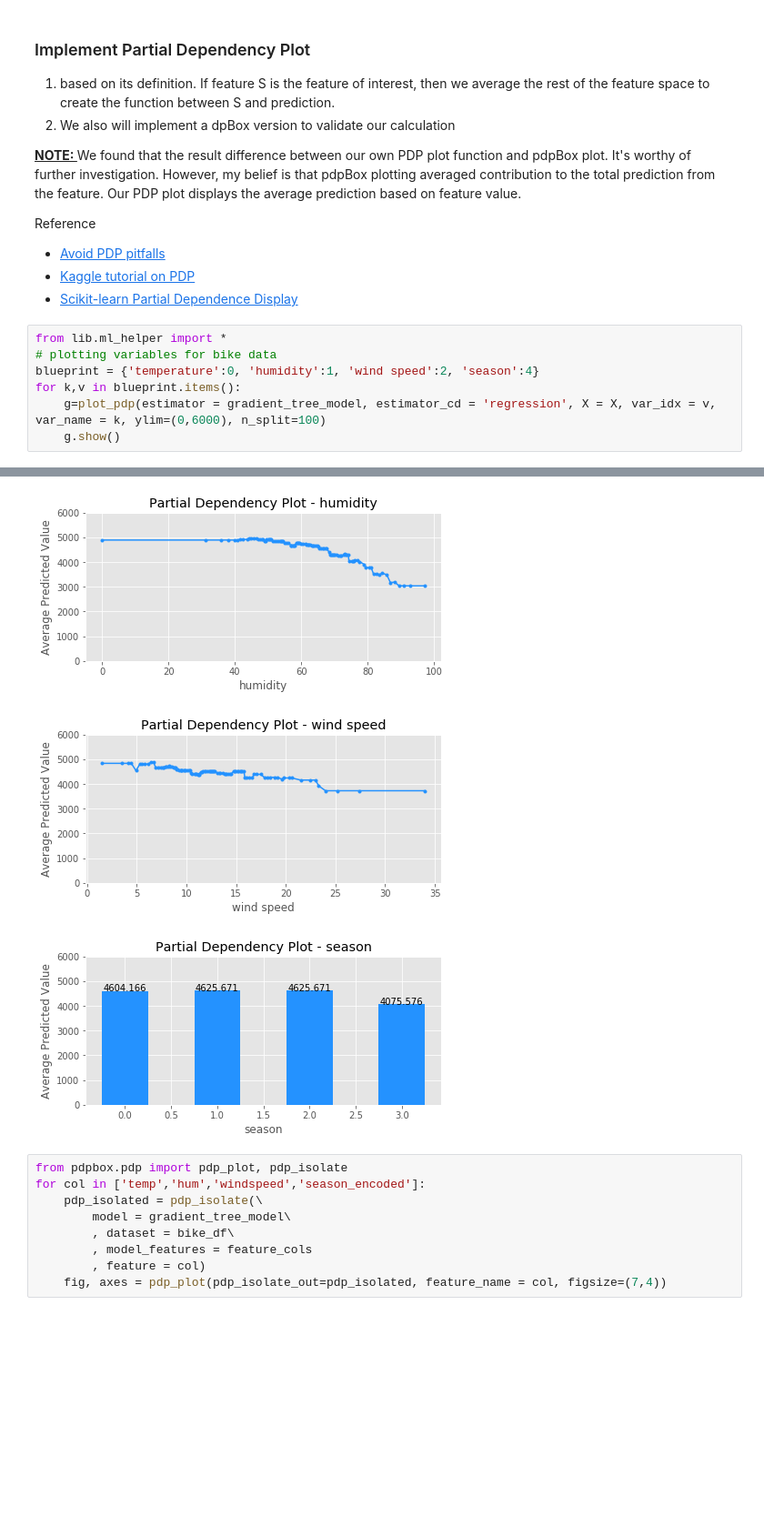
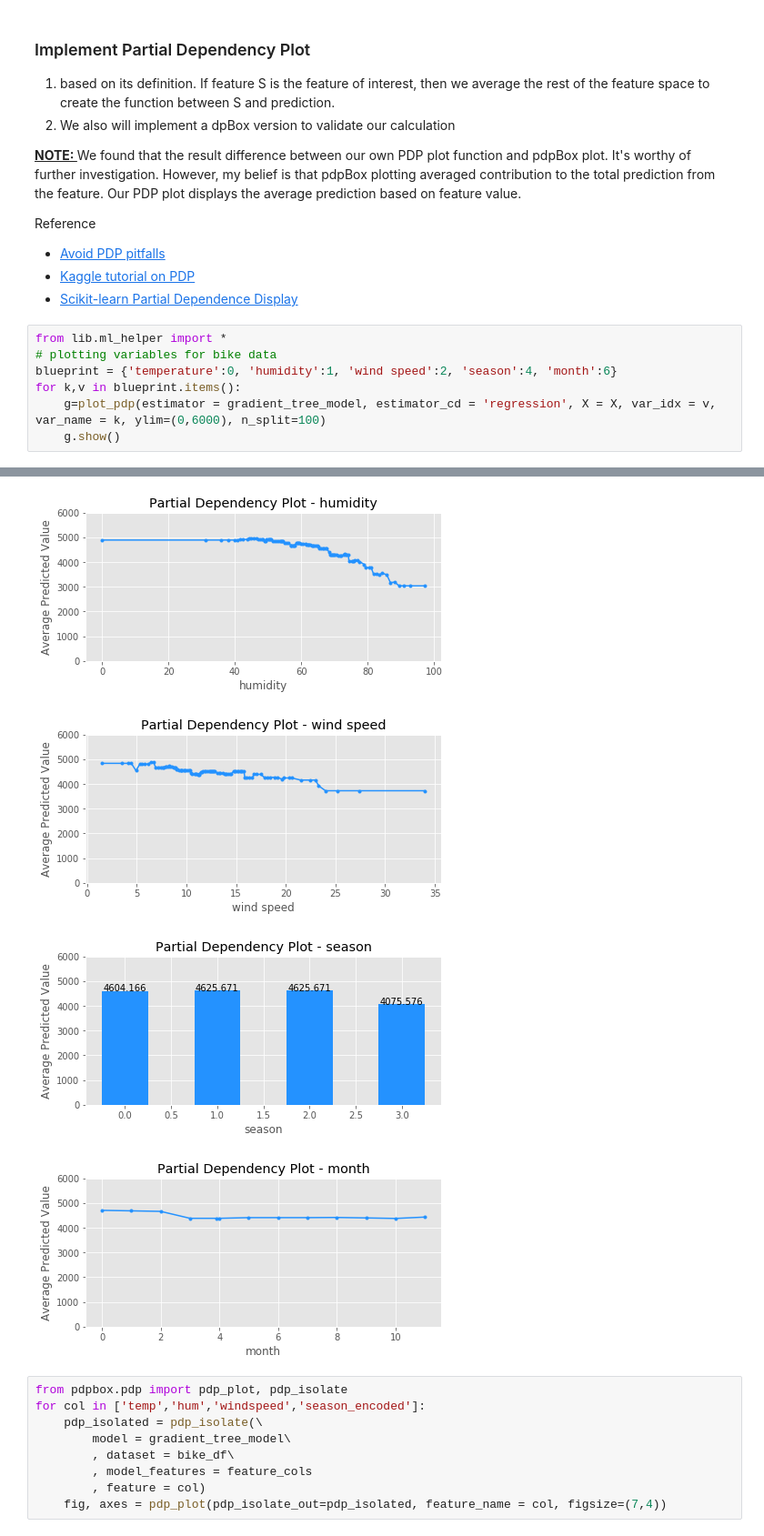
Before and after one commit to yuchen0908/explainable_ml, a Jupyter notebook: s8.1_pdp_bike.ipynb, the cells around one changed output, grey strips where cells are left out. Shown at 91% size. Cells and saved outputs as stored; diff of their text form; blank space fills up the shorter version.

```diff
--- a/s8.1_pdp_bike.ipynb
+++ b/s8.1_pdp_bike.ipynb
@@ -106,15 +106,16 @@ feature_df
 # %%
 from lib.ml_helper import *
 # plotting variables for bike data
-blueprint = {'temperature':0, 'humidity':1, 'wind speed':2, 'season':4}
+blueprint = {'temperature':0, 'humidity':1, 'wind speed':2, 'season':4, 'month':6}
 for k,v in blueprint.items():
     g=plot_pdp(estimator = gradient_tree_model, estimator_cd = 'regression', X = X, var_idx = v, var_name = k, ylim=(0,6000), n_split=100)
     g.show()
 # %% [output]
 [figure]
 [figure]
 [figure]
 [figure]
+[figure, added]
 # %%
 from pdpbox.pdp import pdp_plot, pdp_isolate
 for col in ['temp','hum','windspeed','season_encoded']:
```
Also changed, not shown: 4 other files.
